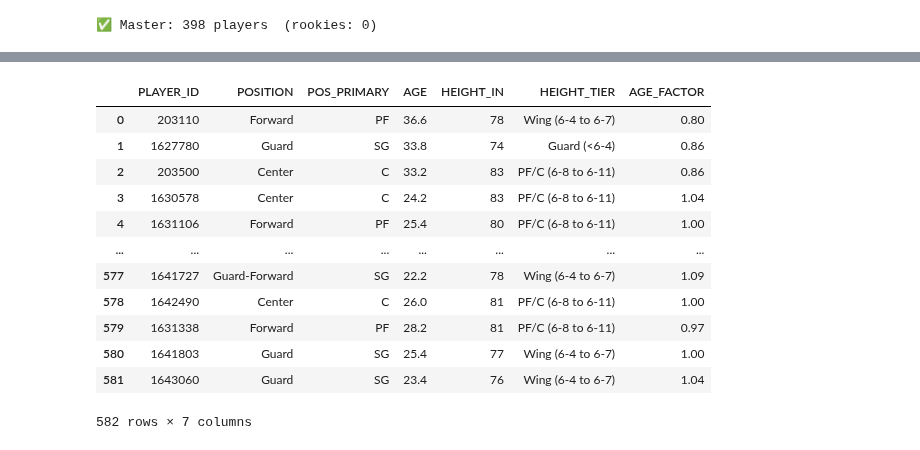
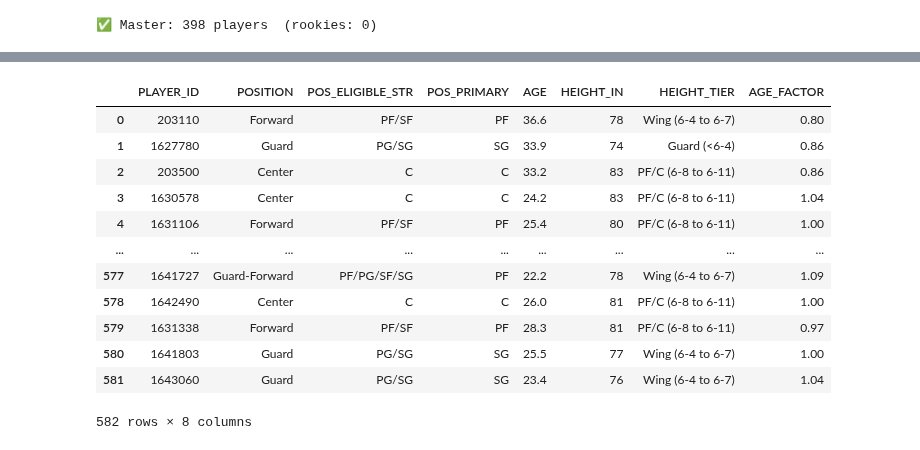
Before and after one commit to janaruto/nba_api_custom, a Jupyter notebook: fantasy_draft_2026_27_v2.ipynb, the cells around one changed output, grey strips where cells are left out. Cells and saved outputs as stored; diff of their text form; code cells hidden in the pictures.

```diff
--- a/fantasy_draft_2026_27_v2.ipynb
+++ b/fantasy_draft_2026_27_v2.ipynb
@@ -54,7 +58,7 @@ CURRENT_SEASON = '2025-26'
 PREV_SEASON    = '2024-25'
 MAX_GAMES      = 82
 DRAFT_YEAR_CURRENT = 2026   # players drafted 2026 → 2026-27 rookies
-DRAFT_DATE     = pd.Timestamp('2026-10-01')
+DRAFT_DATE     = pd.Timestamp('2026-10-17')   # Swiss See Ballers draft: Oct 17, 2026 @ 8PM GMT+2
 
 all_seasons_data = []
 print('Fetching 2 seasons of game logs (~10s)...')
@@ -928,10 +1005,15 @@ for cat, label in [
 # %%
 # ═══════════════════════════════════════════════════════════════════
-# CELL 11 — SIMULATE ALL 10 TEAMS
+# CELL 11 — SIMULATE ALL 14 TEAMS
 # ═══════════════════════════════════════════════════════════════════
-# Your team (team 0) picks first and uses PUNT_VALUE ordering.
-# Opponents simulate balanced strategies with ±15% noise to model
-# imperfect draft decisions. They are ranked by DRAFT_VALUE_TOTAL.
+# Your team picks first (using PUNT_VALUE ordering) under the name
+# YOUR_TEAM_NAME; the other 13 use the real opponent names from the
+# ESPN league standings (Cell 9). Opponents simulate balanced strategies
+# with ±15% noise to model imperfect draft decisions, ranked by
+# DRAFT_VALUE_TOTAL — this is NOT a prediction of what they'll actually
+# draft, just a stand-in so the league-wide simulation has 14 filled teams.
+
+opponent_names = [n for n in TEAM_NAMES if n != YOUR_TEAM_NAME]
 
 all_teams    = {}
 globally_used = set()
@@ -940,7 +1022,7 @@ for i in range(NUM_TEAMS):
     if i == 0:
         t, _    = build_optimal_team(budget=200, exclude_ids=globally_used,
                                      value_col='PUNT_VALUE', dollar_col='EST_$PUNT')
-        label   = '🏆 YOUR TEAM'
+        label   = f'🏆 {YOUR_TEAM_NAME}'
     else:
         opp = df_auction[df_auction['EST_$BAL'] > 0].copy()
         opp['DRAFT_VALUE_TOTAL'] *= np.random.uniform(0.85, 1.15, len(opp))
@@ -949,7 +1031,7 @@ for i in range(NUM_TEAMS):
                                      exclude_ids=globally_used,
                                      value_col='DRAFT_VALUE_TOTAL',
                                      dollar_col='EST_$BAL')
-        label   = f'Team {i+1}'
+        label   = opponent_names[i - 1]
 
     all_teams[label] = t
     globally_used.update(t['PLAYER_ID'].tolist())
@@ -967,7 +1049,7 @@ for name, tdf in all_teams.items():
 df_league = pd.DataFrame(summary_rows).sort_values('PUNT_VALUE_SUM', ascending=False)
 
 print('\n' + '═'*100)
-print('  📊  LEAGUE OVERVIEW — 10-TEAM SIMULATION')
+print(f'  📊  {LEAGUE_NAME.upper()} — {NUM_TEAMS}-TEAM LEAGUE OVERVIEW')
 print('═'*100)
 print(df_league.to_string(index=False))
 # %% [output]
@@ -1010,16 +1092,17 @@ CAT_LABELS = {
 TARGET_COLS = {'PRED_PTS_PG','PRED_AST_PG','PRED_FG3M_PG',
                'PRED_STL_PG','PRED_FT_PCT','PRED_PTS_MIN'}
 
-my_avgs = {cat: all_teams['🏆 YOUR TEAM'][cat].mean() for cat in CAT_LABELS}
+YOUR_TEAM_LABEL = f'🏆 {YOUR_TEAM_NAME}'
+my_avgs = {cat: all_teams[YOUR_TEAM_LABEL][cat].mean() for cat in CAT_LABELS}
 
 season_wins = season_losses = 0
 
 print('\n' + '═'*90)
-print('  📈  CATEGORY WIN PROJECTION  —  YOUR TEAM vs EACH OPPONENT')
+print(f'  📈  CATEGORY WIN PROJECTION  —  {YOUR_TEAM_NAME} vs EACH OPPONENT')
 print('  ✓ = win  |  ✗ = loss  |  [★] = target category')
 print('═'*90)
 
-header = f"{'OPPONENT':<16}"
+header = f"{'OPPONENT':<28}"
 for lbl in CAT_LABELS.values():
     header += f'{lbl:>9}'
 header += f"{'W-L':>7}"
@@ -1027,9 +1110,9 @@ print(header)
 print('─'*90)
 
 for name, tdf in all_teams.items():
-    if name == '🏆 YOUR TEAM': continue
+    if name == YOUR_TEAM_LABEL: continue
     w = l = 0
-    row = f'{name:<16}'
+    row = f'{name:<28}'
     for cat, lbl in CAT_LABELS.items():
         diff = my_avgs[cat] - tdf[cat].mean()
         sym  = '✓' if diff > 0 else '✗'
@@ -1075,46 +1157,46 @@ out_file = 'fantasy_draft_2026_27.xlsx'
 
 with pd.ExcelWriter(out_file, engine='openpyxl') as writer:
     # Big Board sorted by punt value
     df_auction[SHOW_COLS].head(150).to_excel(
         writer, sheet_name='Big Board (Punt)', index=False)
 
     # Big Board sorted by balanced value
     df_auction.sort_values('DRAFT_VALUE_TOTAL', ascending=False)[
         SHOW_COLS].head(150).to_excel(
         writer, sheet_name='Big Board (Balanced)', index=False)
 
     # Your optimal team
     my_team[DISPLAY_COLS].to_excel(
         writer, sheet_name='YOUR Optimal Team', index=False)
 
     # League overview
     df_league.to_excel(
         writer, sheet_name='League Overview', index=False)
 
-    # All 10 teams
+    # All 14 teams
     for team_name, tdf in all_teams.items():
         sheet = team_name.replace('🏆 ','').replace(' ','_')[:31]
         cols  = [c for c in DISPLAY_COLS if c in tdf.columns]
         tdf[cols].to_excel(writer, sheet_name=sheet, index=False)
 
     # Player metadata
-    df_meta[['PLAYER_ID','POSITION','POS_PRIMARY','AGE','HEIGHT_IN',
+    df_meta[['PLAYER_ID','POSITION','POS_ELIGIBLE_STR','POS_PRIMARY','AGE','HEIGHT_IN',
              'HEIGHT_TIER','AGE_FACTOR']].to_excel(
         writer, sheet_name='Player Metadata', index=False)
 
-df_meta[['PLAYER_ID','POSITION','POS_PRIMARY','AGE','HEIGHT_IN',
+df_meta[['PLAYER_ID','POSITION','POS_ELIGIBLE_STR','POS_PRIMARY','AGE','HEIGHT_IN',
              'HEIGHT_TIER','AGE_FACTOR']]
 # %% [output]
-|  | PLAYER_ID | POSITION | POS_PRIMARY | AGE | HEIGHT_IN | HEIGHT_TIER | AGE_FACTOR |
-| 0 | 203110 | Forward | PF | 36.6 | 78 | Wing (6-4 to 6-7) | 0.80 |
-| 1 | 1627780 | Guard | SG | 33.8 | 74 | Guard (<6-4) | 0.86 |
-| 2 | 203500 | Center | C | 33.2 | 83 | PF/C (6-8 to 6-11) | 0.86 |
-| 3 | 1630578 | Center | C | 24.2 | 83 | PF/C (6-8 to 6-11) | 1.04 |
-| 4 | 1631106 | Forward | PF | 25.4 | 80 | PF/C (6-8 to 6-11) | 1.00 |
-| ... | ... | ... | ... | ... | ... | ... | ... |
-| 577 | 1641727 | Guard-Forward | SG | 22.2 | 78 | Wing (6-4 to 6-7) | 1.09 |
-| 578 | 1642490 | Center | C | 26.0 | 81 | PF/C (6-8 to 6-11) | 1.00 |
-| 579 | 1631338 | Forward | PF | 28.2 | 81 | PF/C (6-8 to 6-11) | 0.97 |
-| 580 | 1641803 | Guard | SG | 25.4 | 77 | Wing (6-4 to 6-7) | 1.00 |
-| 581 | 1643060 | Guard | SG | 23.4 | 76 | Wing (6-4 to 6-7) | 1.04 |
+|  | PLAYER_ID | POSITION | POS_ELIGIBLE_STR | POS_PRIMARY | AGE | HEIGHT_IN | HEIGHT_TIER | AGE_FACTOR |
+| 0 | 203110 | Forward | PF/SF | PF | 36.6 | 78 | Wing (6-4 to 6-7) | 0.80 |
+| 1 | 1627780 | Guard | PG/SG | SG | 33.9 | 74 | Guard (<6-4) | 0.86 |
+| 2 | 203500 | Center | C | C | 33.2 | 83 | PF/C (6-8 to 6-11) | 0.86 |
+| 3 | 1630578 | Center | C | C | 24.2 | 83 | PF/C (6-8 to 6-11) | 1.04 |
+| 4 | 1631106 | Forward | PF/SF | PF | 25.4 | 80 | PF/C (6-8 to 6-11) | 1.00 |
+| ... | ... | ... | ... | ... | ... | ... | ... | ... |
+| 577 | 1641727 | Guard-Forward | PF/PG/SF/SG | PF | 22.2 | 78 | Wing (6-4 to 6-7) | 1.09 |
+| 578 | 1642490 | Center | C | C | 26.0 | 81 | PF/C (6-8 to 6-11) | 1.00 |
+| 579 | 1631338 | Forward | PF/SF | PF | 28.3 | 81 | PF/C (6-8 to 6-11) | 0.97 |
+| 580 | 1641803 | Guard | PG/SG | SG | 25.5 | 77 | Wing (6-4 to 6-7) | 1.00 |
+| 581 | 1643060 | Guard | PG/SG | SG | 23.4 | 76 | Wing (6-4 to 6-7) | 1.04 |
-582 rows × 7 columns
+582 rows × 8 columns
```
Also changed, not shown: parts of 11 cells of this notebook.
